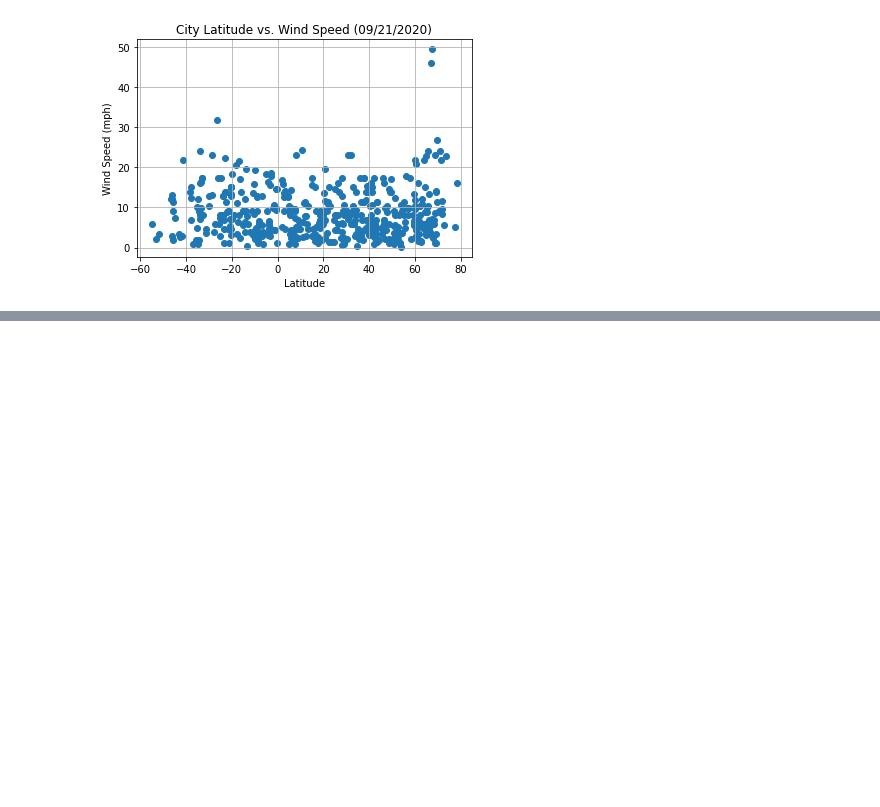
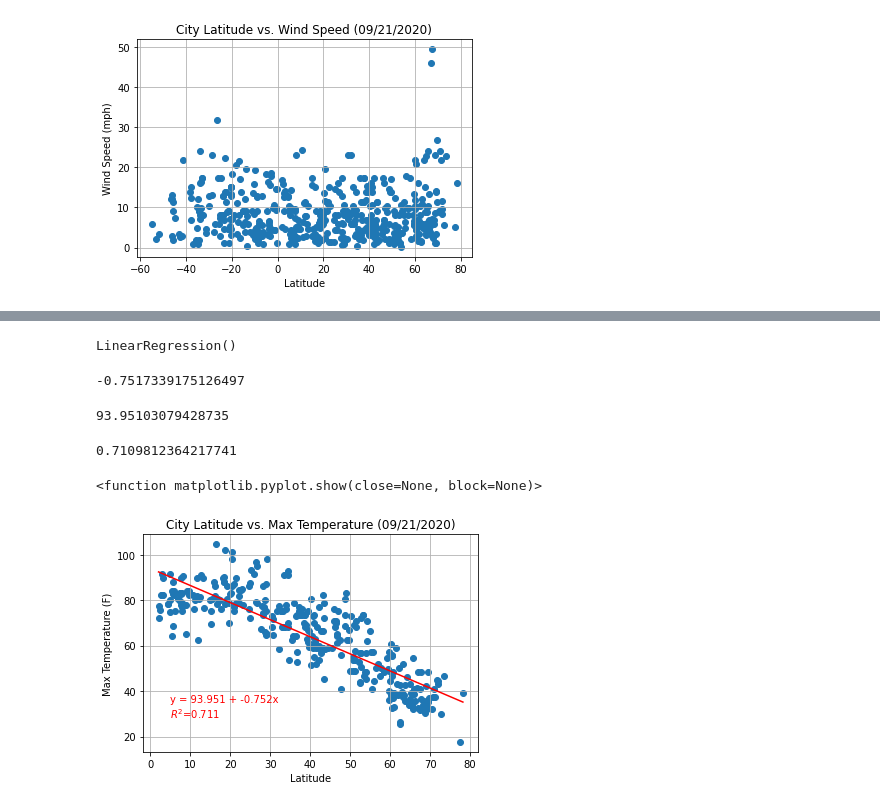
Before and after one commit to Slyssy/python-api-challenge, a Jupyter notebook: WeatherPy/WeatherPy.ipynb, the cells around one changed output, grey strips where cells are left out. Cells and saved outputs as stored; diff of their text form; code cells hidden in the pictures; blank space fills up the shorter version.

Commit message:
Created scatter plot displaying the relationship between temperature and latitude for cities in the Northern Hemisphere and added linear regression anaylis.

```diff
--- a/WeatherPy/WeatherPy.ipynb
+++ b/WeatherPy/WeatherPy.ipynb
@@ -204,0 +235,42 @@ plt.show
+# %%
+model = LinearRegression()
+model.fit(X_array, y)
+# %% [output]
+LinearRegression()
+# %%
+slope = model.coef_[0]
+slope
+# %% [output]
+-0.7517339175126497
+# %%
+intercept = model.intercept_
+intercept
+# %% [output]
+93.95103079428735
+# %%
+r_squared = model.score(X_array, y)
+r_squared
+# %% [output]
+0.7109812364217741
+# %%
+def predict_function(max_temp):
+    return model.predict([[max_temp]])[0]
+# %%
+max_temp_range = np.arange(min(X), max(X), 0.001)
+predict_max_temp = [predict_function(e) for e in max_temp_range]
+# %%
+formula = f"y = {round(intercept, 3)} + {round(slope, 3)}x"
+r_squared_str = f"$R^{2}$={round(r_squared, 3)}"
+# %%
+plt.title("City Latitude vs. Max Temperature (09/21/2020)")
+plt.xlabel("Latitude")
+plt.ylabel("Max Temperature (F)")
+plt.grid()
+plt.scatter(X,y)
+plt.plot(max_temp_range, predict_max_temp, color="red")
+plt.text(5,35, formula, color="red")
+plt.text(5,28, r_squared_str, color="red")
+plt.show
+# %% [output]
+<function matplotlib.pyplot.show(close=None, block=None)>
+[figure, added]
```
Also changed, not shown: parts of 11 cells of this notebook.
